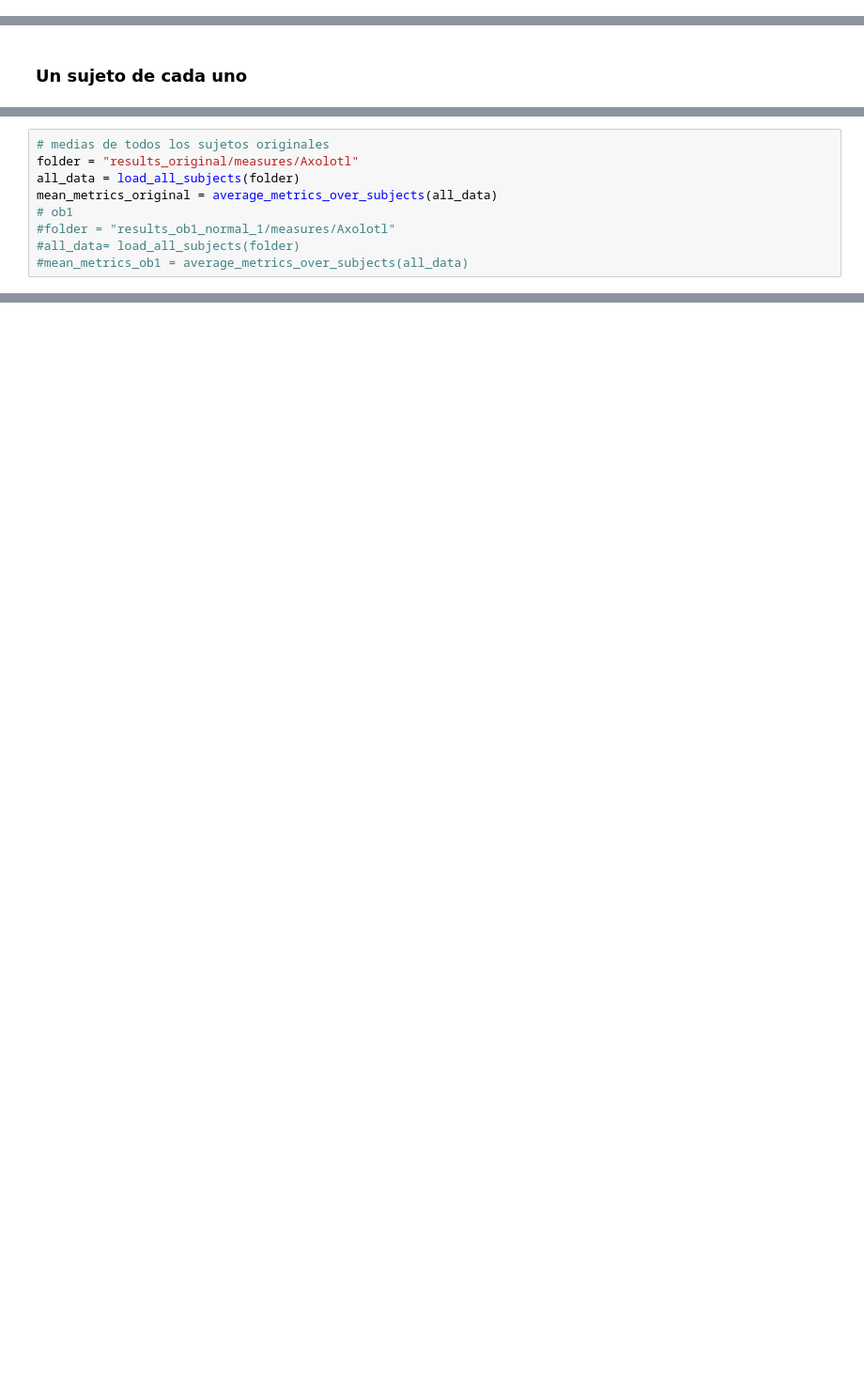
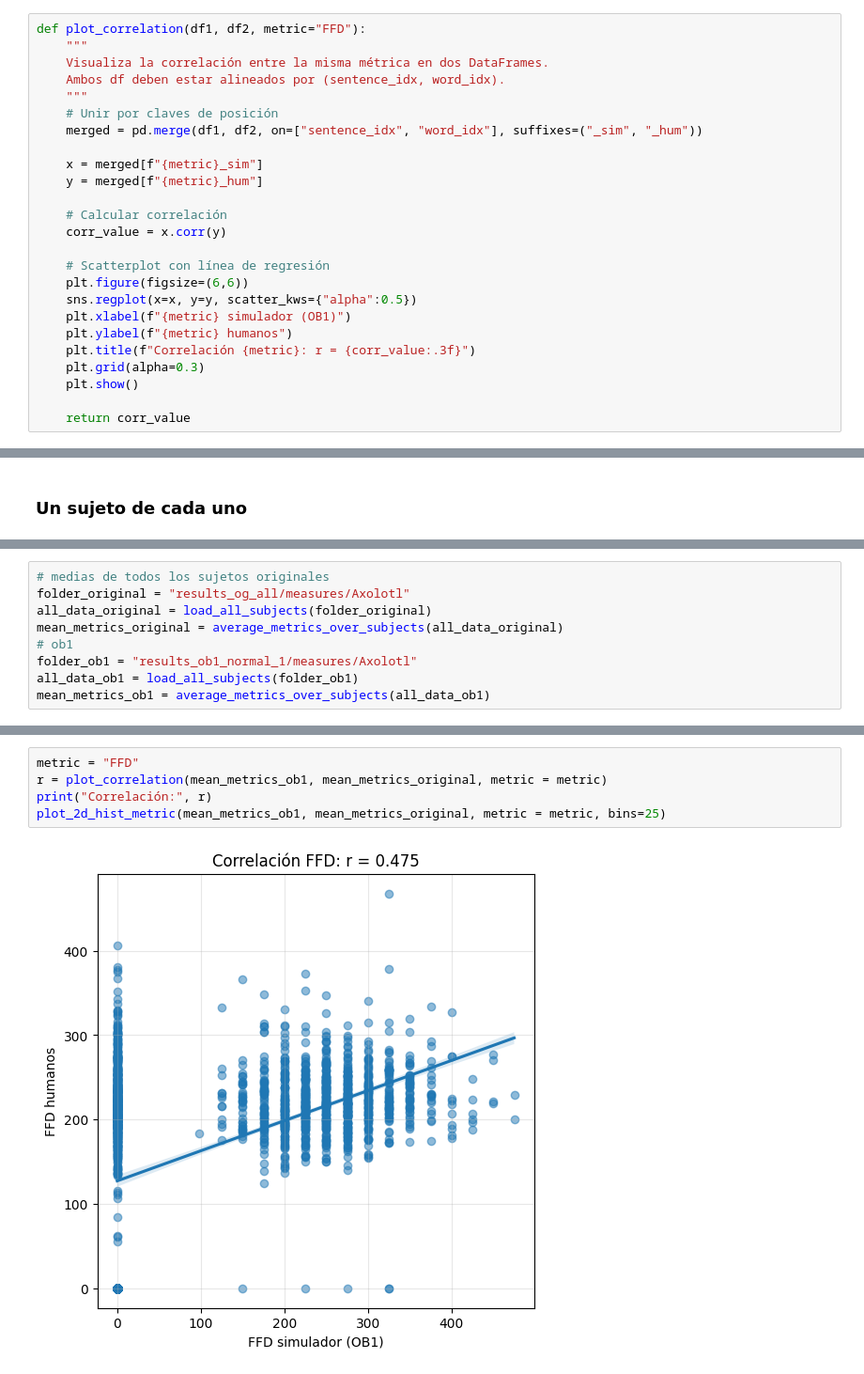
Before and after one commit to NeuroLIAA/reading-et, a Jupyter notebook: metricas/metricas.ipynb, the cells around one changed output, grey strips where cells are left out. Shown: that part at 94% size. Drawn from its saved outputs; the diff is of its cells as text; blank space fills up the shorter version.

Commit message:
comparacion de metricas

```diff
--- a/metricas/metricas.ipynb
+++ b/metricas/metricas.ipynb
@@ -32 +34,26 @@ def average_metrics_over_subjects(df):
     return mean_df
+# %%
+def plot_correlation(df1, df2, metric="FFD"):
+    """
+    Visualiza la correlación entre la misma métrica en dos DataFrames.
+    Ambos df deben estar alineados por (sentence_idx, word_idx).
+    """
+    # Unir por claves de posición
+    merged = pd.merge(df1, df2, on=["sentence_idx", "word_idx"], suffixes=("_sim", "_hum"))
+
+    x = merged[f"{metric}_sim"]
+    y = merged[f"{metric}_hum"]
+
+    # Calcular correlación
+    corr_value = x.corr(y)
+
+    # Scatterplot con línea de regresión
+    plt.figure(figsize=(6,6))
+    sns.regplot(x=x, y=y, scatter_kws={"alpha":0.5})
+    plt.xlabel(f"{metric} simulador (OB1)")
+    plt.ylabel(f"{metric} humanos")
+    plt.title(f"Correlación {metric}: r = {corr_value:.3f}")
+    plt.grid(alpha=0.3)
+    plt.show()
+
+    return corr_value
@@ -85,9 +179,9 @@ plt.imshow(heatmap.T)
 # %%
 # medias de todos los sujetos originales
-folder = "results_original/measures/Axolotl"
-all_data = load_all_subjects(folder)
-mean_metrics_original = average_metrics_over_subjects(all_data)
+folder_original = "results_og_all/measures/Axolotl"
+all_data_original = load_all_subjects(folder_original)
+mean_metrics_original = average_metrics_over_subjects(all_data_original)
 # ob1
-#folder = "results_ob1_normal_1/measures/Axolotl"
-#all_data= load_all_subjects(folder)
-#mean_metrics_ob1 = average_metrics_over_subjects(all_data)
+folder_ob1 = "results_ob1_normal_1/measures/Axolotl"
+all_data_ob1 = load_all_subjects(folder_ob1)
+mean_metrics_ob1 = average_metrics_over_subjects(all_data_ob1)
@@ -109,0 +229,7 @@ mean_metrics_original
+# %%
+metric = "FFD"
+r = plot_correlation(mean_metrics_ob1, mean_metrics_original, metric = metric)
+print("Correlación:", r)
+plot_2d_hist_metric(mean_metrics_ob1, mean_metrics_original, metric = metric, bins=25)
+# %% [output]
+[figure, added]
```
Also changed, not shown: parts of 27 cells of this notebook, 35 other files.
